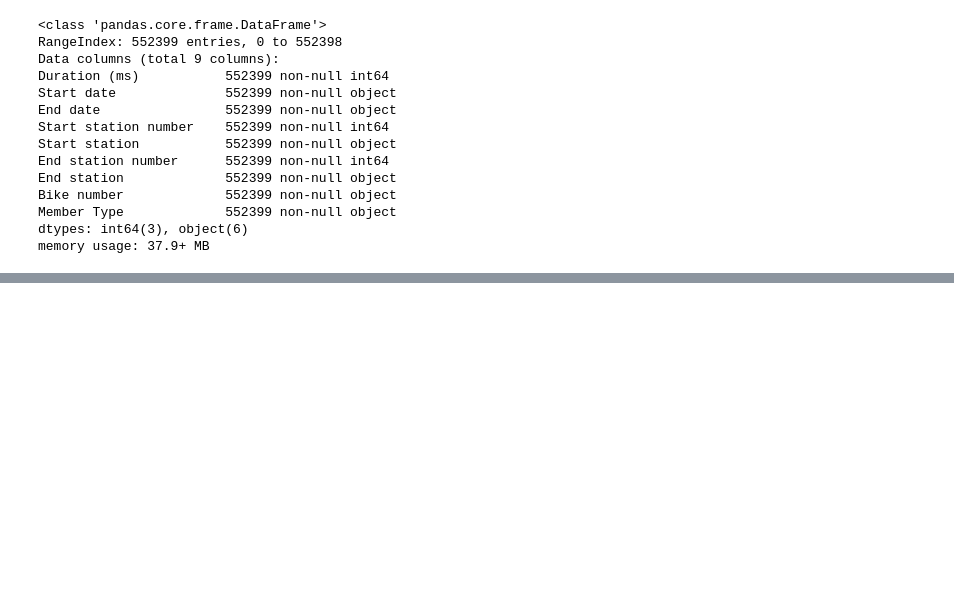
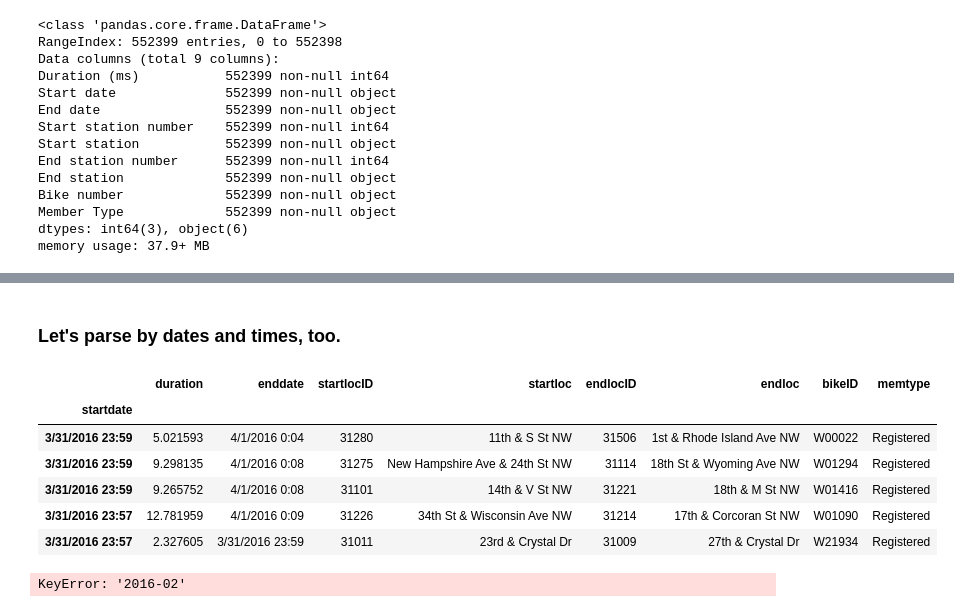
Before and after one commit to mskaerthomason/Springboard-Capstone-1, a Jupyter notebook: Data Wrangling/Bikeshare_wrangling.ipynb, the cells around one changed output, grey strips where cells are left out. Drawn from its saved outputs; the diff is of its cells as text; code cells hidden in the pictures; blank space fills up the shorter version.

```diff
--- a/Data Wrangling/Bikeshare_wrangling.ipynb
+++ b/Data Wrangling/Bikeshare_wrangling.ipynb
@@ -63,0 +143,18 @@ memory usage: 37.9+ MB
+# %% [markdown]
+### Let's parse by dates and times, too.
+# %%
+bikeshare.index = bikeshare['startdate']
+del bikeshare['startdate']
+bikeshare.head()
+# %% [output]
+|  | duration | enddate | startlocID | startloc | endlocID | endloc | bikeID | memtype |
+| startdate |  |  |  |  |  |  |  |  |
+| 3/31/2016 23:59 | 5.021593 | 4/1/2016 0:04 | 31280 | 11th & S St NW | 31506 | 1st & Rhode Island Ave NW | W00022 | Registered |
+| 3/31/2016 23:59 | 9.298135 | 4/1/2016 0:08 | 31275 | New Hampshire Ave & 24th St NW | 31114 | 18th St & Wyoming Ave NW | W01294 | Registered |
+| 3/31/2016 23:59 | 9.265752 | 4/1/2016 0:08 | 31101 | 14th & V St NW | 31221 | 18th & M St NW | W01416 | Registered |
+| 3/31/2016 23:57 | 12.781959 | 4/1/2016 0:09 | 31226 | 34th St & Wisconsin Ave NW | 31214 | 17th & Corcoran St NW | W01090 | Registered |
+| 3/31/2016 23:57 | 2.327605 | 3/31/2016 23:59 | 31011 | 23rd & Crystal Dr | 31009 | 27th & Crystal Dr | W21934 | Registered |
+# %%
+plt.plot(bikeshare['duration']['2016-02'], color='red', label='Duration')
+# %% [output]
+KeyError: '2016-02'
```
Also changed, not shown: parts of 18 cells of this notebook.
